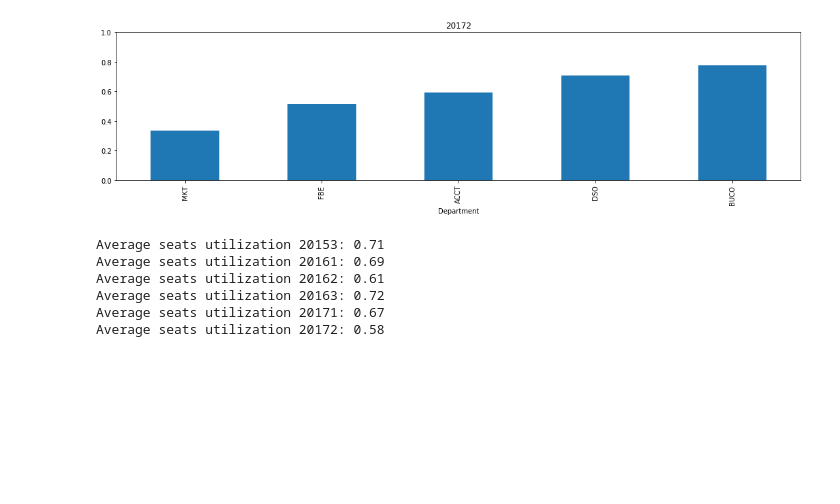
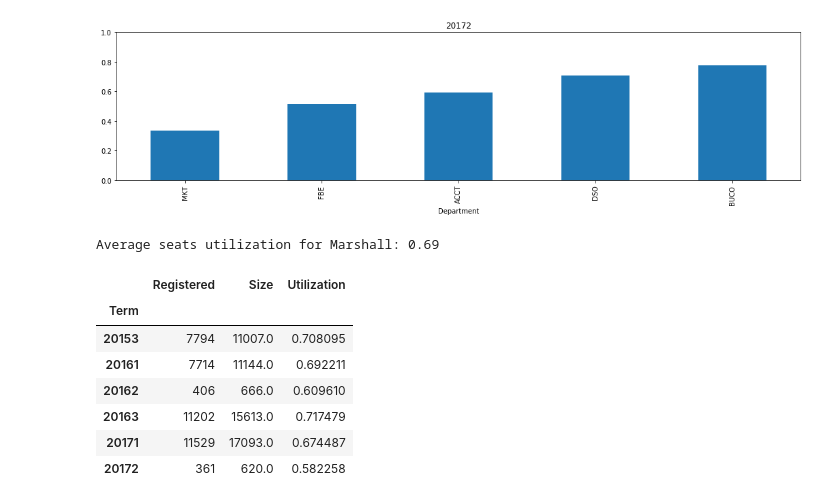
Before and after one commit to yakan/course_scheduling, a Jupyter notebook: metrics/Metrics.ipynb, the cells around one changed output. Drawn from its saved outputs; the diff is of its cells as text; code cells hidden in the pictures; blank space fills up the shorter version.

```diff
--- a/metrics/Metrics.ipynb
+++ b/metrics/Metrics.ipynb
@@ -100,24 +100,21 @@ plt.show()
 [figure]
 [figure]
 [figure]
-# %%
-a = output.query("Term==20153").agg(aggregations)
-b = output.query("Term==20161").agg(aggregations)
-c = output.query("Term==20162").agg(aggregations)
-d = output.query("Term==20163").agg(aggregations)
-e = output.query("Term==20171").agg(aggregations)
-f = output.query("Term==20172").agg(aggregations)
-
-print('Average seats utilization 20153: {0:.2f}' .format(a.Registered/a.Size))
-print('Average seats utilization 20161: {0:.2f}' .format(b.Registered/b.Size))
-print('Average seats utilization 20162: {0:.2f}' .format(c.Registered/c.Size))
-print('Average seats utilization 20163: {0:.2f}' .format(d.Registered/d.Size))
-print('Average seats utilization 20171: {0:.2f}' .format(e.Registered/e.Size))
-print('Average seats utilization 20172: {0:.2f}' .format(f.Registered/f.Size))
-# %% [output]
-Average seats utilization 20153: 0.71
-Average seats utilization 20161: 0.69
-Average seats utilization 20162: 0.61
-Average seats utilization 20163: 0.72
-Average seats utilization 20171: 0.67
-Average seats utilization 20172: 0.58
+# %%
+# Average Seats Utilization for all Marshall controlled classrooms
+Marshall = output.agg(aggregations)
+print('Average seats utilization for Marshall: {0:.2f}' .format(Marshall.Registered/Marshall.Size))
+# %% [output]
+Average seats utilization for Marshall: 0.69
+# %%
+# Average Seats Utilization in each term
+output.groupby('Term').agg(aggregations).assign(Utilization=lambda output: output.Registered/output.Size)
+# %% [output]
+|  | Registered | Size | Utilization |
+| Term |  |  |  |
+| 20153 | 7794 | 11007.0 | 0.708095 |
+| 20161 | 7714 | 11144.0 | 0.692211 |
+| 20162 | 406 | 666.0 | 0.609610 |
+| 20163 | 11202 | 15613.0 | 0.717479 |
+| 20171 | 11529 | 17093.0 | 0.674487 |
+| 20172 | 361 | 620.0 | 0.582258 |
```
Also changed, not shown: parts of 2 cells of this notebook.
